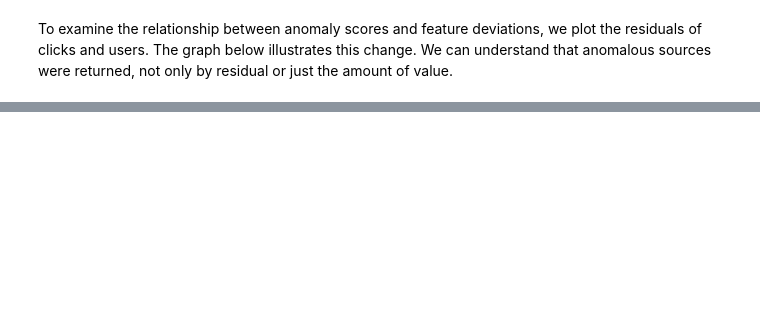
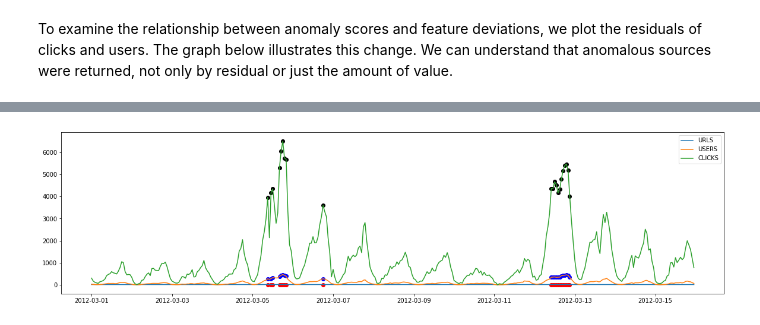
Before and after one commit to mullue/timeseries_blog, a Jupyter notebook: 4_Anomaly_detection_with_RCF_and_DeepAR/2.Amazon_SageMaker_RCF.ipynb, the cells around one changed output, grey strips where cells are left out. Saved outputs shown, nothing was run; the diff lists cells and outputs as text; code cells hidden in the pictures; blank space fills up the shorter version.

```diff
--- a/4_Anomaly_detection_with_RCF_and_DeepAR/2.Amazon_SageMaker_RCF.ipynb
+++ b/4_Anomaly_detection_with_RCF_and_DeepAR/2.Amazon_SageMaker_RCF.ipynb
@@ -234,0 +301,12 @@ sagemaker.Session().delete_endpoint(rcf_inference.endpoint)
+# %%
+threshold_1h = 1.43
+plt.figure(figsize=(20,5))
+plt.plot(clickstream_1H)
+anomalous_1h = clickstream_1H[list((results_1h_pd > threshold_1h)['score'])]
+plt.scatter(x= anomalous_1h.index, y=anomalous_1h['urls'].values, c='red')
+plt.scatter(x= anomalous_1h.index, y=anomalous_1h['users'].values, c='blue')
+plt.scatter(x= anomalous_1h.index, y=anomalous_1h['clicks'].values, c='black')
+plt.legend(legend)
+plt.show()
+# %% [output]
+[figure, added]
```
Also changed, not shown: parts of 53 cells of this notebook, 9 other files.
